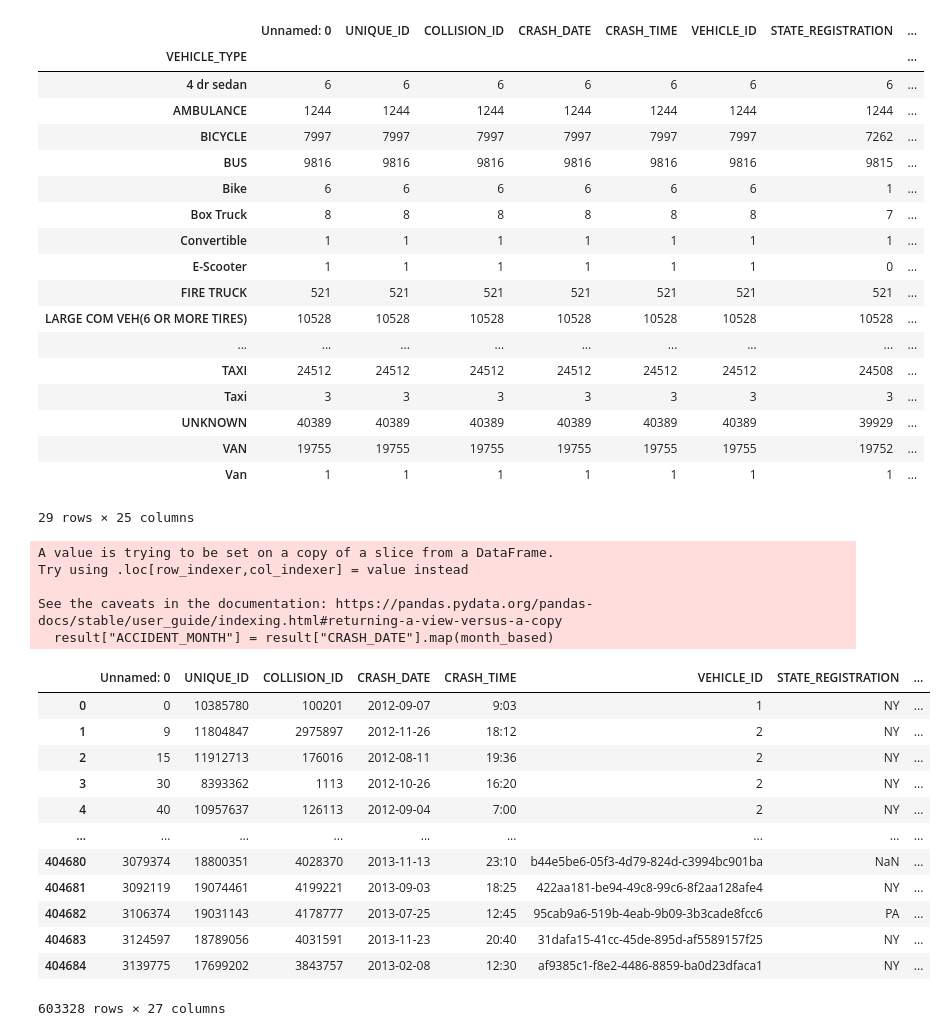
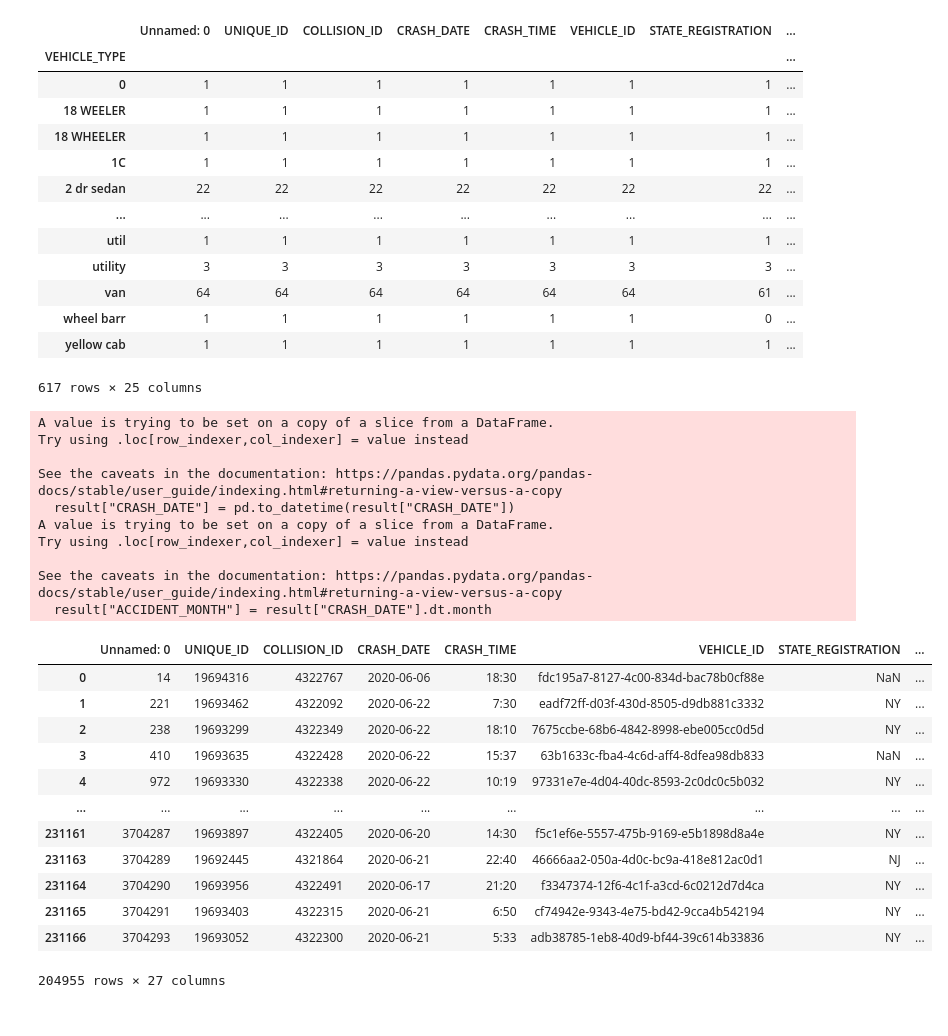
Before and after one commit to SSS-192858/VisualAnalytics, a Jupyter notebook: vehicle_month.ipynb, the cells around one changed output. Drawn from its saved outputs; the diff is of its cells as text; code cells hidden in the pictures.

Commit message:
Date analysis started

```diff
--- a/vehicle_month.ipynb
+++ b/vehicle_month.ipynb
@@ -4,7 +5,6 @@ import numpy as np
 # %%
-df = pd.read_csv("./datasets/vehicles_2012-13/vehicles_2012.csv")
-df1 = pd.read_csv("./datasets/vehicles_2012-13/vehicles_2013.csv")
-result = df.append(df1)
+df = pd.read_csv("./datasets/vehicles_2020-21/vehicles_2020.csv")
+result = df
 # %%
 result
 # %% [output]
@@ -65,20 +64,15 @@ result_grped
 # %% [output]
 |  | Unnamed: 0 | UNIQUE_ID | COLLISION_ID | CRASH_DATE | CRASH_TIME | VEHICLE_ID | STATE_REGISTRATION | ... |
 | VEHICLE_TYPE |  |  |  |  |  |  |  | ... |
-| 4 dr sedan | 6 | 6 | 6 | 6 | 6 | 6 | 6 | ... |
-| AMBULANCE | 1244 | 1244 | 1244 | 1244 | 1244 | 1244 | 1244 | ... |
-| BICYCLE | 7997 | 7997 | 7997 | 7997 | 7997 | 7997 | 7262 | ... |
-| BUS | 9816 | 9816 | 9816 | 9816 | 9816 | 9816 | 9815 | ... |
-| Bike | 6 | 6 | 6 | 6 | 6 | 6 | 1 | ... |
-| Box Truck | 8 | 8 | 8 | 8 | 8 | 8 | 7 | ... |
-| Convertible | 1 | 1 | 1 | 1 | 1 | 1 | 1 | ... |
-| E-Scooter | 1 | 1 | 1 | 1 | 1 | 1 | 0 | ... |
-| FIRE TRUCK | 521 | 521 | 521 | 521 | 521 | 521 | 521 | ... |
-| LARGE COM VEH(6 OR MORE TIRES) | 10528 | 10528 | 10528 | 10528 | 10528 | 10528 | 10528 | ... |
+| 0 | 1 | 1 | 1 | 1 | 1 | 1 | 1 | ... |
+| 18 WEELER | 1 | 1 | 1 | 1 | 1 | 1 | 1 | ... |
+| 18 WHEELER | 1 | 1 | 1 | 1 | 1 | 1 | 1 | ... |
+| 1C | 1 | 1 | 1 | 1 | 1 | 1 | 1 | ... |
+| 2 dr sedan | 22 | 22 | 22 | 22 | 22 | 22 | 22 | ... |
 | ... | ... | ... | ... | ... | ... | ... | ... | ... |
-| TAXI | 24512 | 24512 | 24512 | 24512 | 24512 | 24512 | 24508 | ... |
-| Taxi | 3 | 3 | 3 | 3 | 3 | 3 | 3 | ... |
-| UNKNOWN | 40389 | 40389 | 40389 | 40389 | 40389 | 40389 | 39929 | ... |
-| VAN | 19755 | 19755 | 19755 | 19755 | 19755 | 19755 | 19752 | ... |
-| Van | 1 | 1 | 1 | 1 | 1 | 1 | 1 | ... |
+| util | 1 | 1 | 1 | 1 | 1 | 1 | 1 | ... |
+| utility | 3 | 3 | 3 | 3 | 3 | 3 | 3 | ... |
+| van | 64 | 64 | 64 | 64 | 64 | 64 | 61 | ... |
+| wheel barr | 1 | 1 | 1 | 1 | 1 | 1 | 0 | ... |
+| yellow cab | 1 | 1 | 1 | 1 | 1 | 1 | 1 | ... |
-29 rows × 25 columns
+617 rows × 25 columns
@@ -112,25 +79,31 @@ def month_based(value):
 # %%
-result["ACCIDENT_MONTH"] = result["CRASH_DATE"].map(month_based)
+result["CRASH_DATE"] = pd.to_datetime(result["CRASH_DATE"])
+result["ACCIDENT_MONTH"] = result["CRASH_DATE"].dt.month
 result
 # %% [output]
 A value is trying to be set on a copy of a slice from a DataFrame.
 Try using .loc[row_indexer,col_indexer] = value instead
 
 See the caveats in the documentation: https://pandas.pydata.org/pandas-docs/stable/user_guide/indexing.html#returning-a-view-versus-a-copy
-  result["ACCIDENT_MONTH"] = result["CRASH_DATE"].map(month_based)
+  result["CRASH_DATE"] = pd.to_datetime(result["CRASH_DATE"])
+A value is trying to be set on a copy of a slice from a DataFrame.
+Try using .loc[row_indexer,col_indexer] = value instead
+
+See the caveats in the documentation: https://pandas.pydata.org/pandas-docs/stable/user_guide/indexing.html#returning-a-view-versus-a-copy
+  result["ACCIDENT_MONTH"] = result["CRASH_DATE"].dt.month
 |  | Unnamed: 0 | UNIQUE_ID | COLLISION_ID | CRASH_DATE | CRASH_TIME | VEHICLE_ID | STATE_REGISTRATION | ... |
-| 0 | 0 | 10385780 | 100201 | 2012-09-07 | 9:03 | 1 | NY | ... |
-| 1 | 9 | 11804847 | 2975897 | 2012-11-26 | 18:12 | 2 | NY | ... |
-| 2 | 15 | 11912713 | 176016 | 2012-08-11 | 19:36 | 2 | NY | ... |
-| 3 | 30 | 8393362 | 1113 | 2012-10-26 | 16:20 | 2 | NY | ... |
-| 4 | 40 | 10957637 | 126113 | 2012-09-04 | 7:00 | 2 | NY | ... |
+| 0 | 14 | 19694316 | 4322767 | 2020-06-06 | 18:30 | fdc195a7-8127-4c00-834d-bac78b0cf88e | NaN | ... |
+| 1 | 221 | 19693462 | 4322092 | 2020-06-22 | 7:30 | eadf72ff-d03f-430d-8505-d9db881c3332 | NY | ... |
+| 2 | 238 | 19693299 | 4322349 | 2020-06-22 | 18:10 | 7675ccbe-68b6-4842-8998-ebe005cc0d5d | NY | ... |
+| 3 | 410 | 19693635 | 4322428 | 2020-06-22 | 15:37 | 63b1633c-fba4-4c6d-aff4-8dfea98db833 | NaN | ... |
+| 4 | 972 | 19693330 | 4322338 | 2020-06-22 | 10:19 | 97331e7e-4d04-40dc-8593-2c0dc0c5b032 | NY | ... |
 | ... | ... | ... | ... | ... | ... | ... | ... | ... |
-| 404680 | 3079374 | 18800351 | 4028370 | 2013-11-13 | 23:10 | b44e5be6-05f3-4d79-824d-c3994bc901ba | NaN | ... |
-| 404681 | 3092119 | 19074461 | 4199221 | 2013-09-03 | 18:25 | 422aa181-be94-49c8-99c6-8f2aa128afe4 | NY | ... |
-| 404682 | 3106374 | 19031143 | 4178777 | 2013-07-25 | 12:45 | 95cab9a6-519b-4eab-9b09-3b3cade8fcc6 | PA | ... |
-| 404683 | 3124597 | 18789056 | 4031591 | 2013-11-23 | 20:40 | 31dafa15-41cc-45de-895d-af5589157f25 | NY | ... |
-| 404684 | 3139775 | 17699202 | 3843757 | 2013-02-08 | 12:30 | af9385c1-f8e2-4486-8859-ba0d23dfaca1 | NY | ... |
+| 231161 | 3704287 | 19693897 | 4322405 | 2020-06-20 | 14:30 | f5c1ef6e-5557-475b-9169-e5b1898d8a4e | NY | ... |
+| 231163 | 3704289 | 19692445 | 4321864 | 2020-06-21 | 22:40 | 46666aa2-050a-4d0c-bc9a-418e812ac0d1 | NJ | ... |
+| 231164 | 3704290 | 19693956 | 4322491 | 2020-06-17 | 21:20 | f3347374-12f6-4c1f-a3cd-6c0212d7d4ca | NY | ... |
+| 231165 | 3704291 | 19693403 | 4322315 | 2020-06-21 | 6:50 | cf74942e-9343-4e75-bd42-9cca4b542194 | NY | ... |
+| 231166 | 3704293 | 19693052 | 4322300 | 2020-06-21 | 5:33 | adb38785-1eb8-40d9-bf44-39c614b33836 | NY | ... |
-603328 rows × 27 columns
+204955 rows × 27 columns
 # %%
 result_grped = result.groupby('ACCIDENT_MONTH').count()
 result_grped
```
Also changed, not shown: parts of 7 cells of this notebook, 13 other files.
